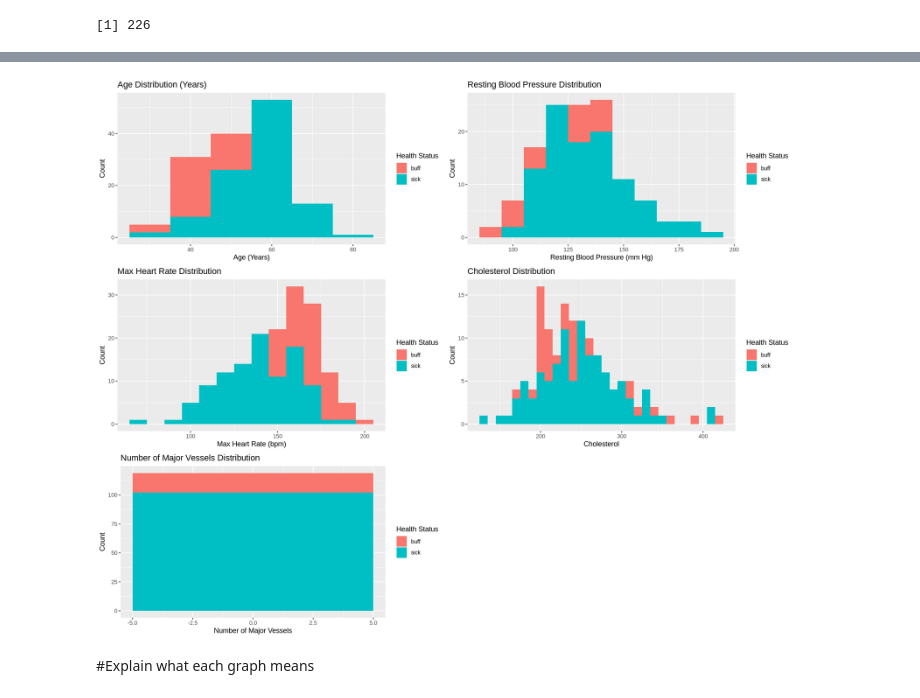
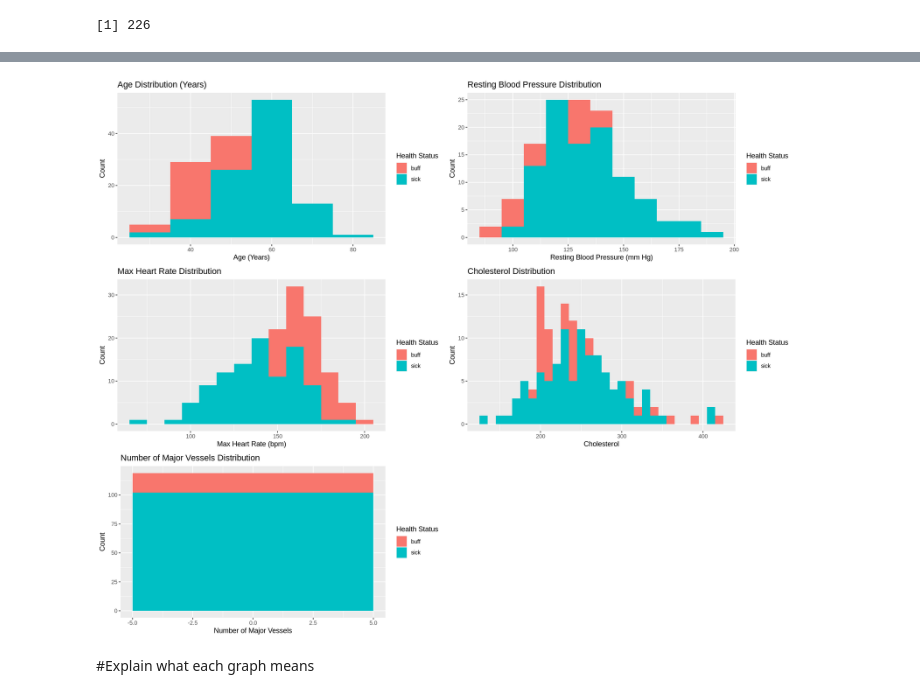
Before and after one commit to rhiannoncharles/DSCI100-Project, a Jupyter notebook: project_proposal.ipynb, the cells around one changed output, grey strips where cells are left out. Drawn from its saved outputs; the diff is of its cells as text; code cells hidden in the pictures.

Commit message:
Did the data analysis

```diff
--- a/project_proposal.ipynb
+++ b/project_proposal.ipynb
@@ -144,18 +144,24 @@ nrow(clev_train)
  Max.   :3.0000
  NA's   :5
 [1] 226
+# %%
+#Cleaining the data by removing the missing values in num_bv.
+clev_train_clean <- clev_train %>%
+    filter(num_bv != "NA")
+clev_test_clean <- clev_test %>%
+    filter(num_bv != "NA")
 # %%
 options(repr.plot.width = 15, repr.plot.height = 12)
 
 #Visualizing the relationships between two predictor variables with training data.
-plot_0 <- clev_train %>%
+plot_0 <- clev_train_clean %>%
     ggplot(aes(x=chol, y=max_hr, color=class))+
     geom_point()+
     labs(x="Cholesterol", y="Max Heart Rate", color="Health Status")+
     ggtitle("Cholesterol vs Max Heart Rate")
   #to see the correlation between cholesterol levels and maximum heart rate and if they together are strong predictors of heart disease
 
-plot_1 <- clev_train %>%
+plot_1 <- clev_train_clean %>%
     ggplot(aes(x=age, y=chol, color=class))+
     geom_point()+
     labs(x="Age", y="Cholesterol", color="Health Status")+
@@ -163,35 +169,35 @@ plot_1 <- clev_train %>%
  #to see the correlation between cholesterol levels and age and if they together are strong predictors of heart disease
 
 #Visualizing the distribution of each predictor variable
-plot_2 <- clev_train %>%
+plot_2 <- clev_train_clean %>%
     ggplot(aes(x=age, fill=class))+
     geom_histogram(position="identity", binwidth = 10)+
     labs(x="Age (Years)", y="Count", fill="Health Status")+
     ggtitle("Age Distribution (Years)")
   #to see the correlation between age and heart disease to see if age alone can be a strong predictor
 
-plot_3 <- clev_train %>%
+plot_3 <- clev_train_clean %>%
     ggplot(aes(x=rest_bp, fill=class))+
     geom_histogram(position="identity", binwidth = 10)+
     labs(x="Resting Blood Pressure (mm Hg)", y="Count", fill="Health Status")+
     ggtitle("Resting Blood Pressure Distribution")
  #to see the correlation between resting blood pressure and heart disease to see if resting blood pressure alone can be a strong predictor
 
-plot_4 <- clev_train %>%
+plot_4 <- clev_train_clean %>%
     ggplot(aes(x=max_hr, fill=class))+
     geom_histogram(position="identity", binwidth = 10)+
     labs(x="Max Heart Rate (bpm)", y="Count", fill="Health Status")+
     ggtitle("Max Heart Rate Distribution")
  #to see the correlation between maximum heart rate and heart disease to see if maximum heart rate alone can be a strong predictor
 
-plot_5 <- clev_train %>%
+plot_5 <- clev_train_clean %>%
     ggplot(aes(x=chol, fill=class))+
     geom_histogram(position="identity", binwidth = 10)+
     labs(x="Cholesterol", y="Count", fill="Health Status")+
     ggtitle("Cholesterol Distribution")
   #to see the correlation between cholesterol levels and heart disease to see if cholesterol levels alone can be a strong predictor
 
-plot_6 <- clev_train %>%
+plot_6 <- clev_train_clean %>%
     ggplot(aes(x=num_bv, fill=class))+
     geom_histogram(position="identity", binwidth = 10)+
     labs(x="Number of Major Vessels", y="Count", fill="Health Status")+
@@ -206,4 +210,4 @@ Warning message:
-[figure, old version]
+[figure, new version]
 # %% [markdown]
 #Explain what each graph means
 # %%
```
Also changed, not shown: parts of 10 cells of this notebook.
